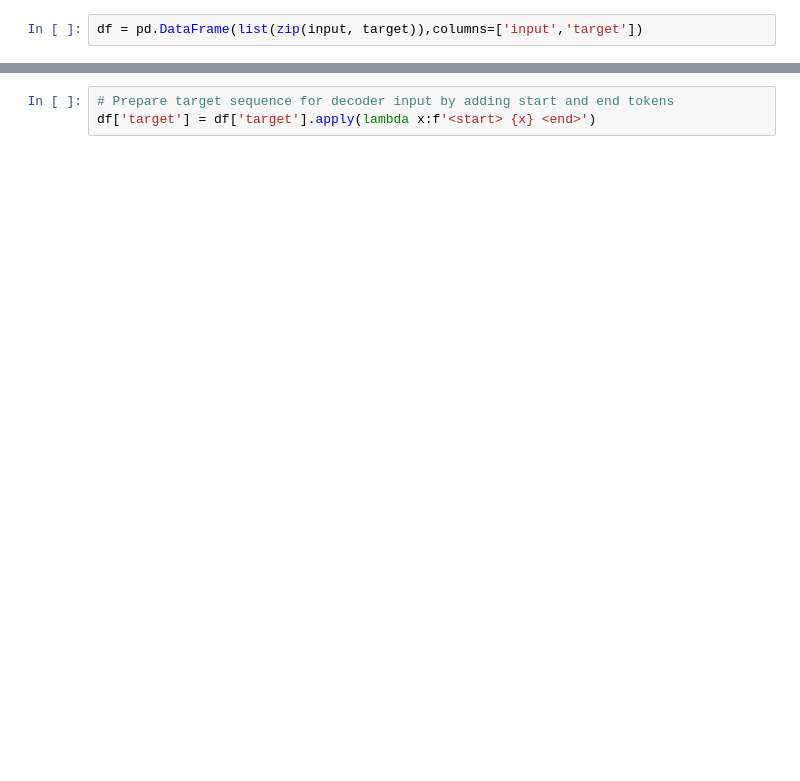
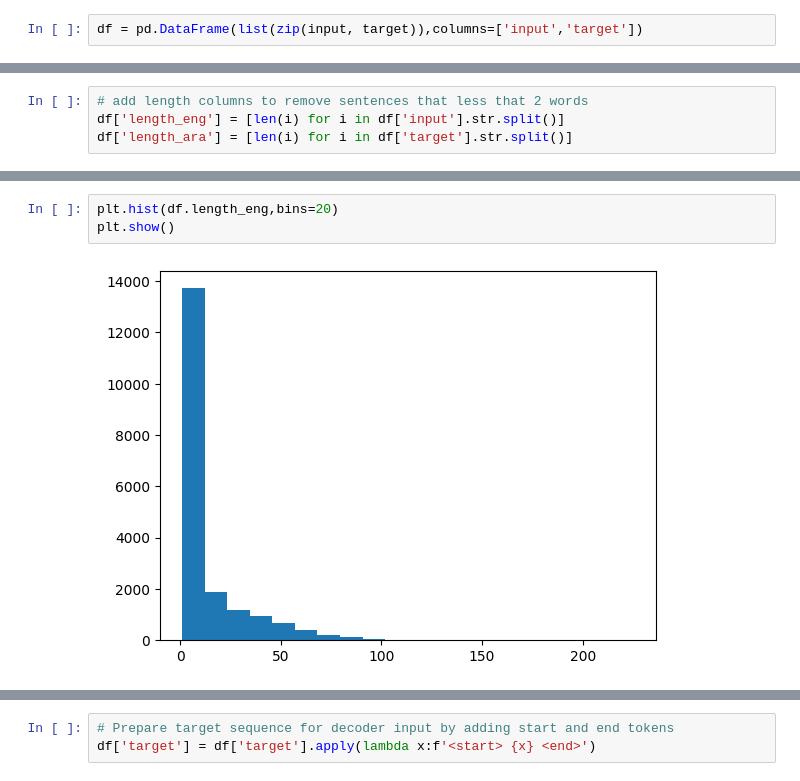
Before and after one commit to Ahmedsayed31/Seq2seq-Eng_to_Ara, a Jupyter notebook: Seq2seq.ipynb, the cells around one changed output, grey strips where cells are left out. Saved outputs shown, nothing was run; the diff lists cells and outputs as text; blank space fills up the shorter version.

```diff
--- a/Seq2seq.ipynb
+++ b/Seq2seq.ipynb
@@ -54,0 +68,4 @@ print(df.target.shape)
+# %%
+# add length columns to remove sentences that less that 2 words
+df['length_eng'] = [len(i) for i in df['input'].str.split()]
+df['length_ara'] = [len(i) for i in df['target'].str.split()]
@@ -54,0 +81,5 @@ print(df.target.shape)
+# %%
+plt.hist(df.length_eng,bins=20)
+plt.show()
+# %% [output]
+[figure, added]
```
Also changed, not shown: parts of 41 cells of this notebook.
